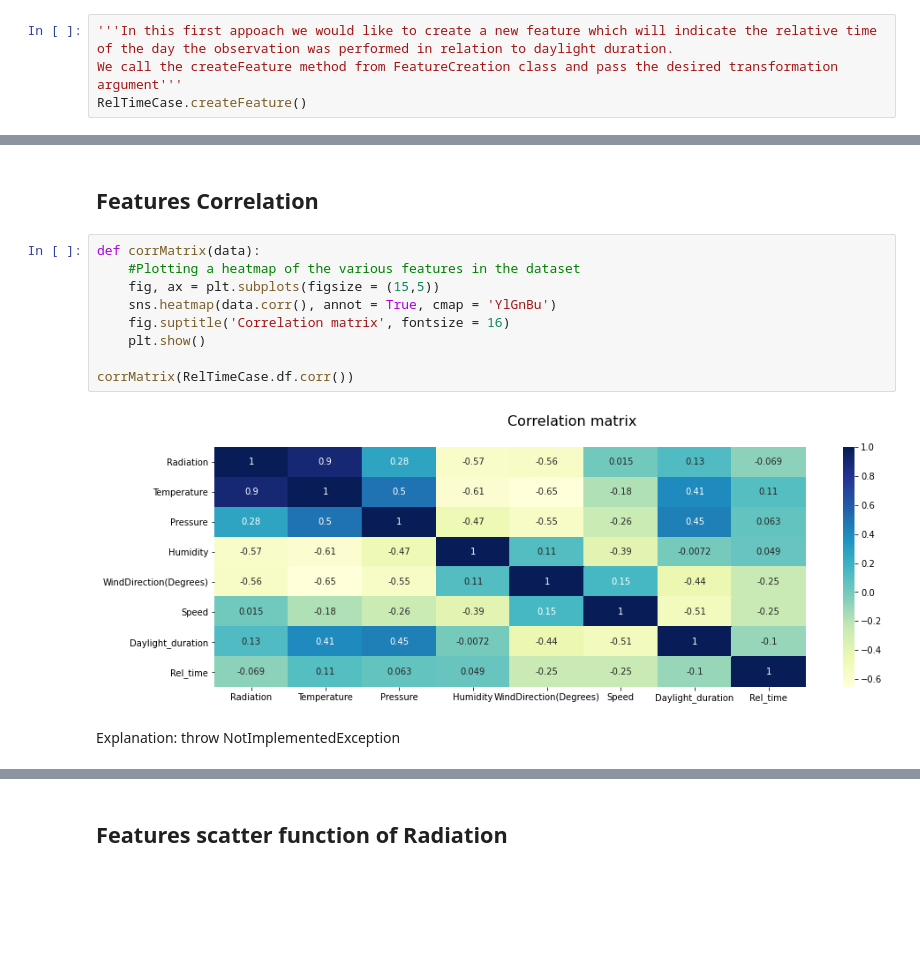
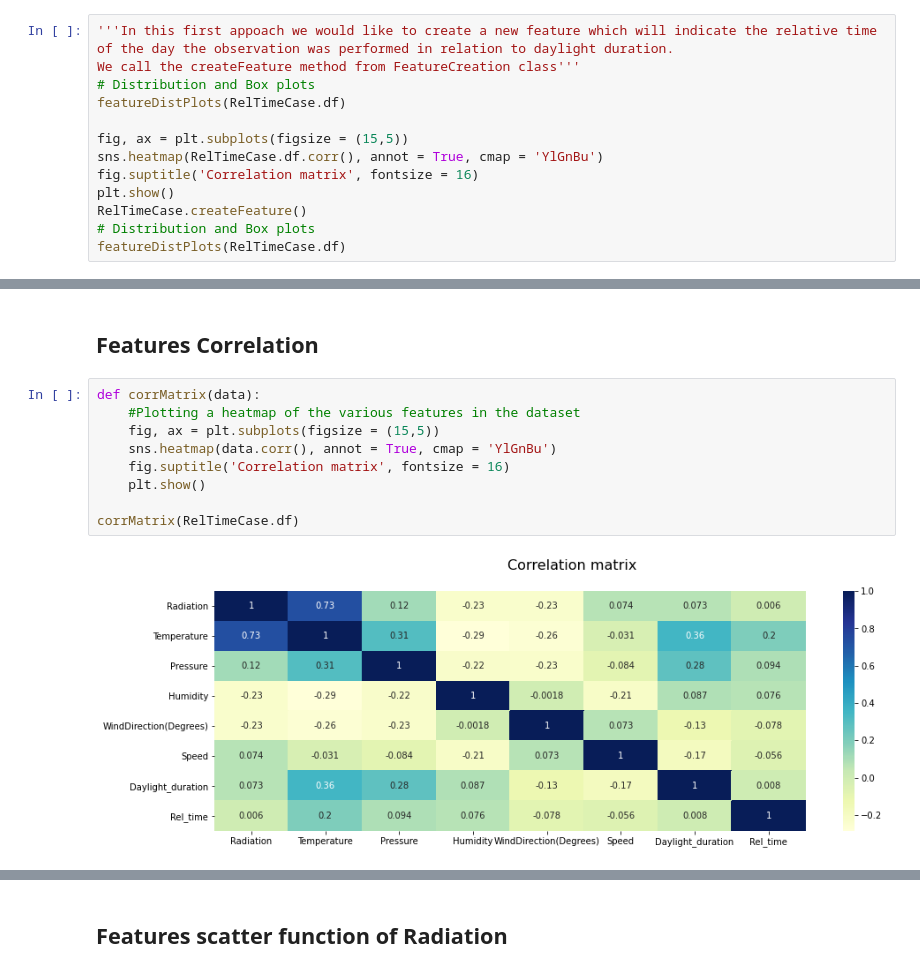
Before and after one commit to vassilispapadop/ml-solar-radiation-prediction, a Jupyter notebook: nasa_solar_radiation_prediction.ipynb, the cells around one changed output, grey strips where cells are left out. Drawn from its saved outputs; the diff is of its cells as text; blank space fills up the shorter version.

```diff
--- a/nasa_solar_radiation_prediction.ipynb
+++ b/nasa_solar_radiation_prediction.ipynb
@@ -300,6 +311,15 @@ We define 2 new features.
 # %%
 '''In this first appoach we would like to create a new feature which will indicate the relative time
 of the day the observation was performed in relation to daylight duration.
-We call the createFeature method from FeatureCreation class and pass the desired transformation argument'''
+We call the createFeature method from FeatureCreation class'''
+# Distribution and Box plots
+featureDistPlots(RelTimeCase.df)
+
+fig, ax = plt.subplots(figsize = (15,5))
+sns.heatmap(RelTimeCase.df.corr(), annot = True, cmap = 'YlGnBu')
+fig.suptitle('Correlation matrix', fontsize = 16)
+plt.show()
 RelTimeCase.createFeature()
+# Distribution and Box plots
+featureDistPlots(RelTimeCase.df)
 # %% [output]
@@ -319,13 +343,11 @@ RelTimeCase.df.head()
 # %%
 def corrMatrix(data):
     #Plotting a heatmap of the various features in the dataset
     fig, ax = plt.subplots(figsize = (15,5))
     sns.heatmap(data.corr(), annot = True, cmap = 'YlGnBu')
     fig.suptitle('Correlation matrix', fontsize = 16)
     plt.show()
 
-corrMatrix(RelTimeCase.df.corr())
+corrMatrix(RelTimeCase.df)
 # %% [output]
-[figure, old version]
+[figure, new version]
-# %% [markdown]
-Explanation: throw NotImplementedException
```
Also changed, not shown: parts of 48 cells of this notebook.
